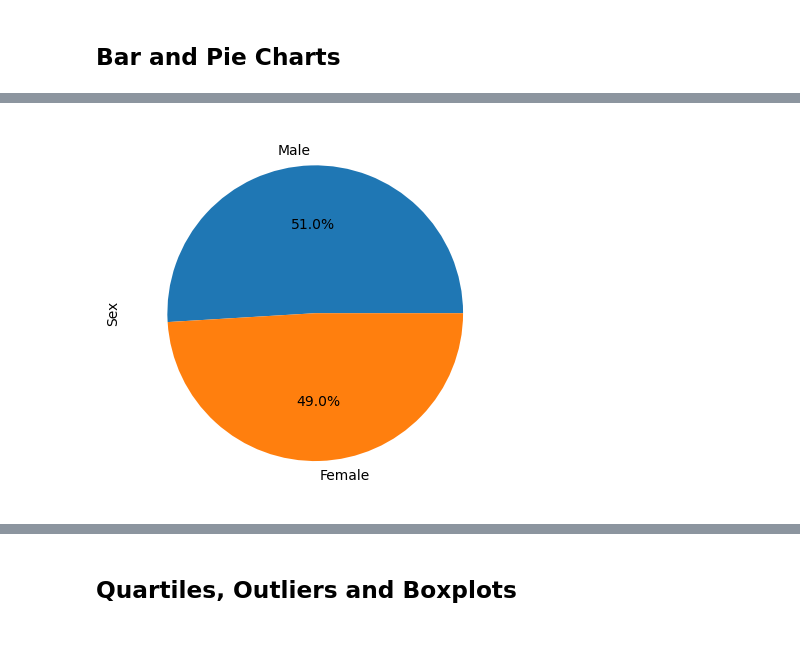
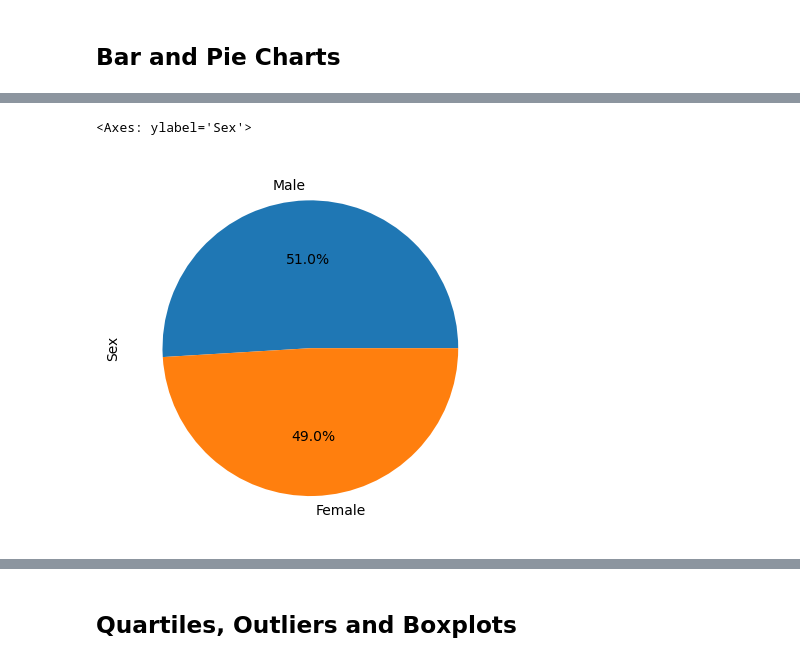
Before and after one commit to Andreanimako/Data-visuallisation-challenge, a Jupyter notebook: pymaceuticals_starter.ipynb, the cells around one changed output, grey strips where cells are left out. Cells and saved outputs as stored; diff of their text form; code cells hidden in the pictures.

Commit message:
pie plots done

```diff
--- a/pymaceuticals_starter.ipynb
+++ b/pymaceuticals_starter.ipynb
@@ -69,7 +69,8 @@ duplicate_mice
 | 1592 | g989 | 35 | 62.570880 | 2 | Propriva | Female | 21 | ... |
 # %%
 # Create a clean DataFrame by dropping the duplicate mouse by its ID.
-cleaned_study = study_df.drop[study_df["Mouse ID"]=="g989"]
+cleaned_study = study_df.loc[study_df["Mouse ID"]!="g989",:]
+cleaned_study.head()
 # %% [output]
 |  | Mouse ID | Timepoint | Tumor Volume (mm3) | Metastatic Sites | Drug Regimen | Sex | Age_months | ... |
 | 0 | b128 | 0 | 45.0 | 0 | Capomulin | Female | 9 | ... |
@@ -134,4 +177,7 @@ cleaned_study = study_df.drop[study_df["Mouse ID"]=="g989"]
 # %%
-# Generate a pie plot showing the distribution of female versus male mice using Pandas
+# Generate a pie plot showing the distribution of female versus male mice using pyplot
+
+cleaned_study["Sex"].value_counts().plot(kind="pie",autopct="%1.1f%%")
 # %% [output]
+<Axes: ylabel='Sex'>
-[figure, old version]
+[figure, new version]
```
Also changed, not shown: parts of 8 cells of this notebook.
